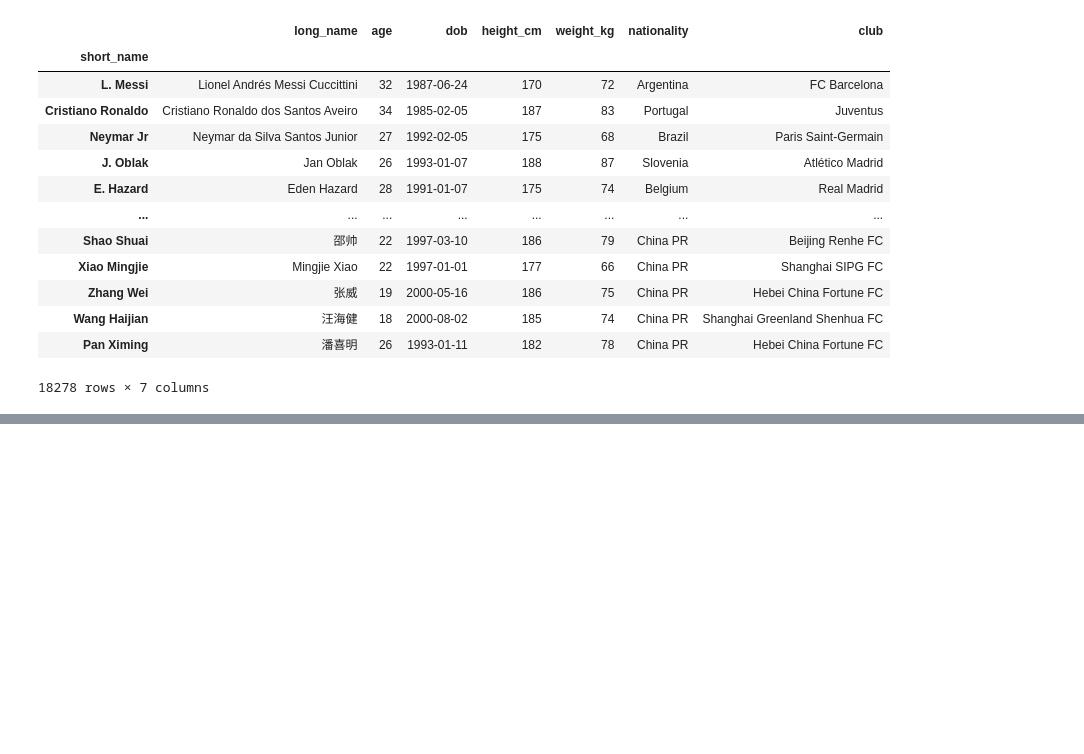
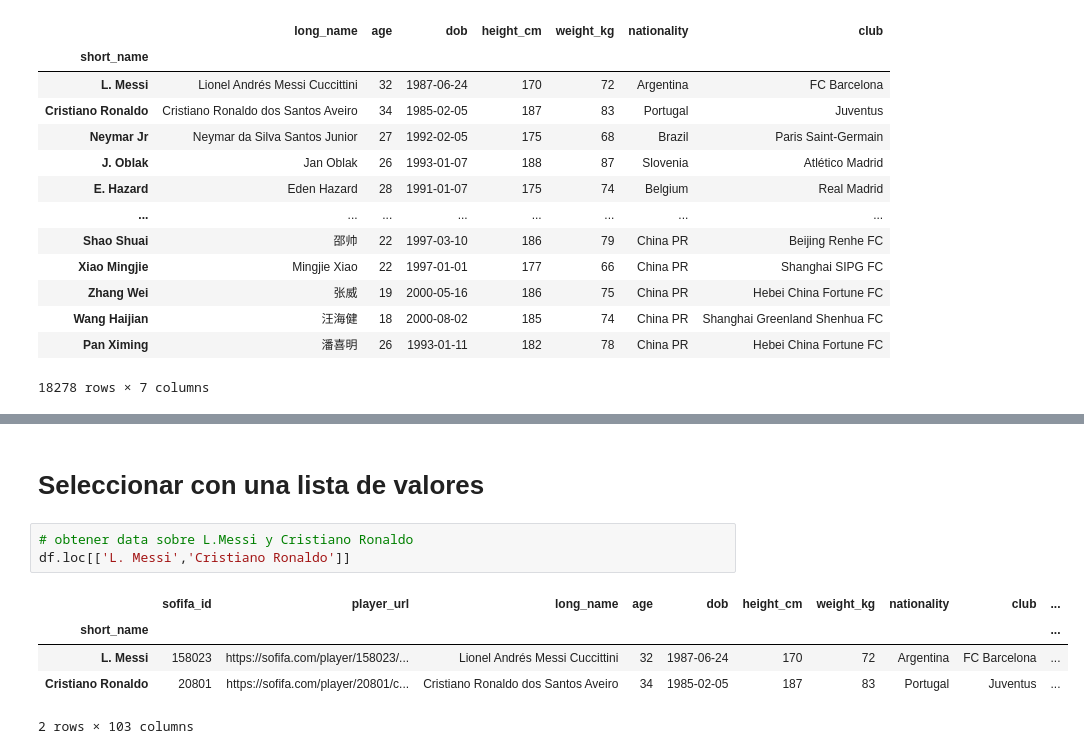
Before and after one commit to oscarmassonvera/PythonforDataScience, a Jupyter notebook: Extraccion de Data/ExtraccionDeData.ipynb, the cells around one changed output, grey strips where cells are left out. Drawn from its saved outputs; the diff is of its cells as text; blank space fills up the shorter version.

```diff
--- a/Extraccion de Data/ExtraccionDeData.ipynb
+++ b/Extraccion de Data/ExtraccionDeData.ipynb
@@ -76,0 +138,11 @@ df[['long_name','age','dob','height_cm',
+# %% [markdown]
+# Seleccionar con una lista de valores
+# %%
+# obtener data sobre L.Messi y Cristiano Ronaldo
+df.loc[['L. Messi','Cristiano Ronaldo']]
+# %% [output]
+|  | sofifa_id | player_url | long_name | age | dob | height_cm | weight_kg | nationality | club | ... |
+| short_name |  |  |  |  |  |  |  |  |  | ... |
+| L. Messi | 158023 | https://sofifa.com/player/158023/... | Lionel Andrés Messi Cuccittini | 32 | 1987-06-24 | 170 | 72 | Argentina | FC Barcelona | ... |
+| Cristiano Ronaldo | 20801 | https://sofifa.com/player/20801/c... | Cristiano Ronaldo dos Santos Aveiro | 34 | 1985-02-05 | 187 | 83 | Portugal | Juventus | ... |
+2 rows × 103 columns
```
Also changed, not shown: parts of 13 cells of this notebook.
